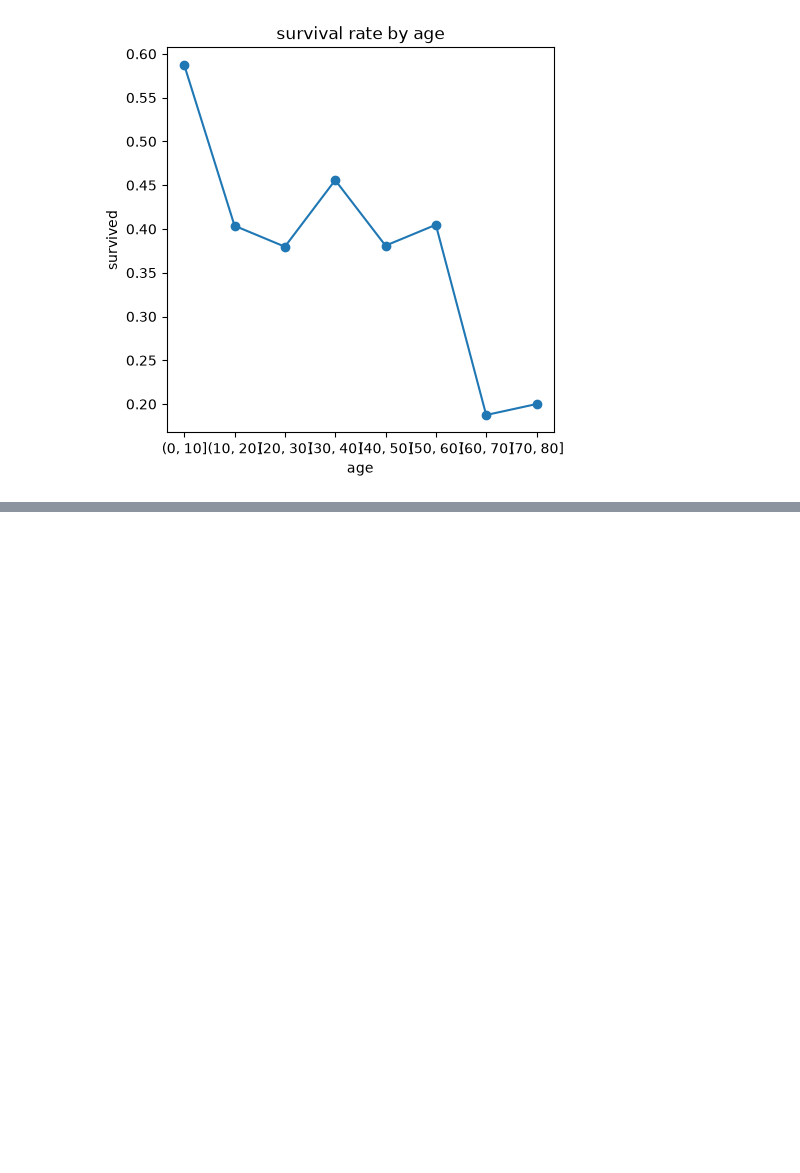
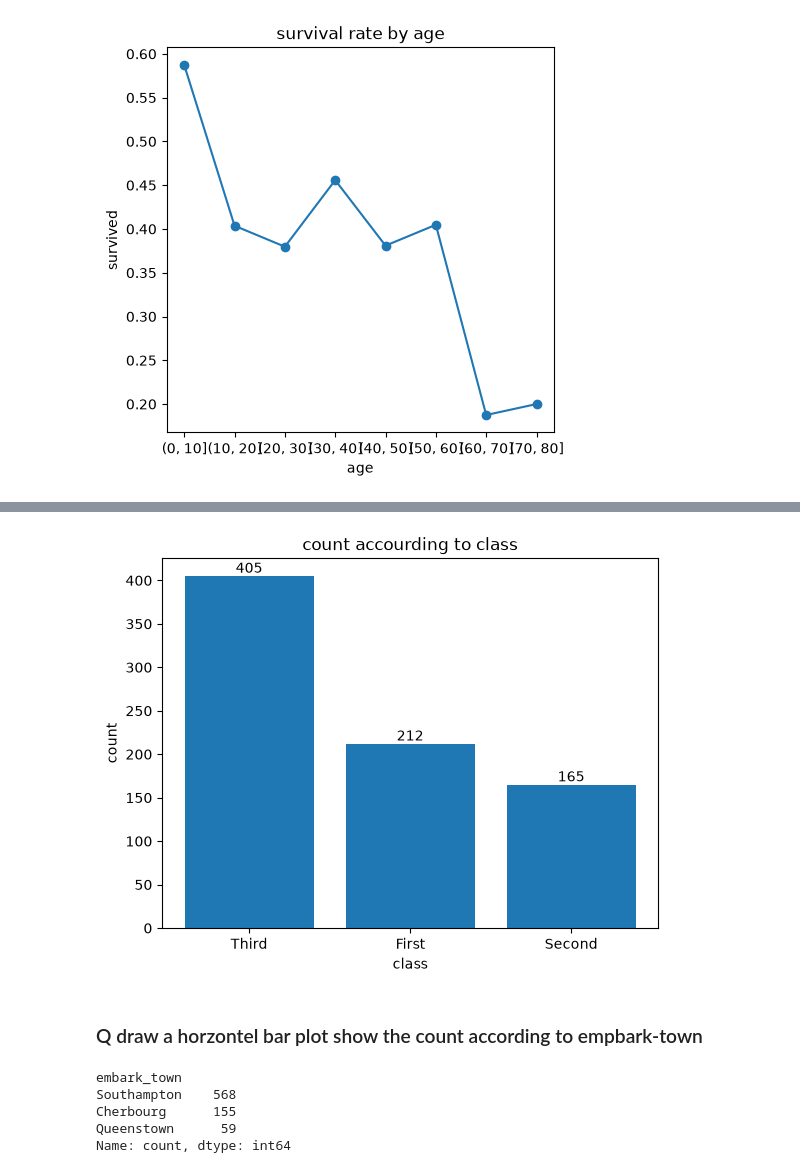
Before and after one commit to Sumit-Rajak99/Matplotlib-learning, a Jupyter notebook: class2.ipynb, the cells around one changed output, grey strips where cells are left out. Saved outputs shown, nothing was run; the diff lists cells and outputs as text; code cells hidden in the pictures; blank space fills up the shorter version.

```diff
--- a/class2.ipynb
+++ b/class2.ipynb
@@ -216,0 +280,21 @@ plt.show()
+# %%
+sc=df['class'].value_counts()
+plt.figure()
+c=plt.bar(sc.index,sc.values)
+plt.title('count accourding to class')
+plt.xlabel('class')
+plt.ylabel('count')
+plt.bar_label(c)
+plt.show()
+# %% [output]
+[figure, added]
+# %% [markdown]
+### Q draw a horzontel bar plot show the count according to empbark-town
+# %%
+df['embark_town'].value_counts()
+# %% [output]
+embark_town
+Southampton    568
+Cherbourg      155
+Queenstown      59
+Name: count, dtype: int64
```
Also changed, not shown: parts of 11 cells of this notebook.
